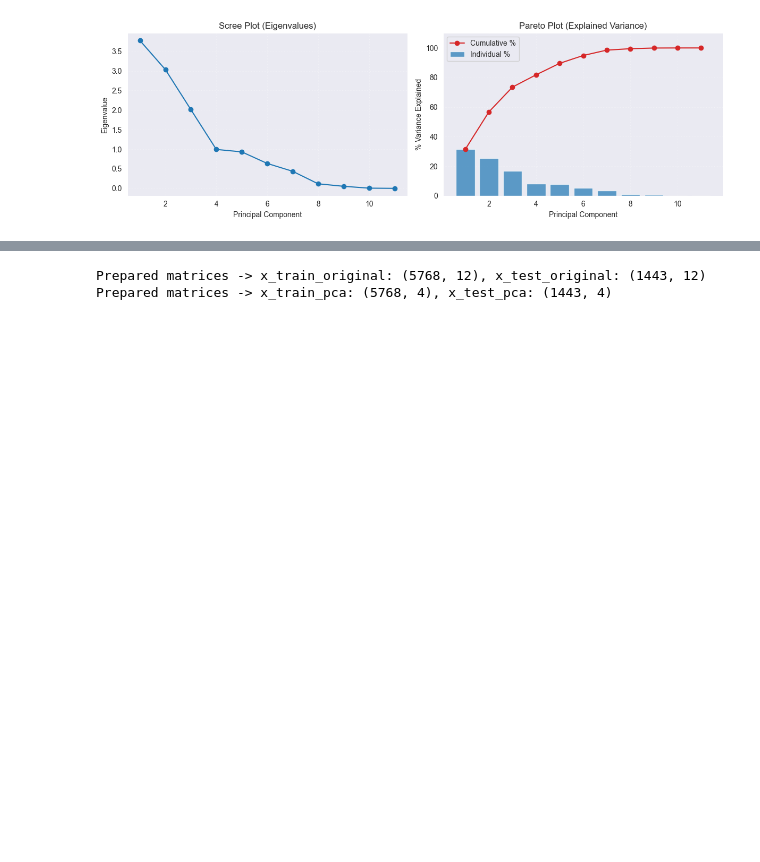
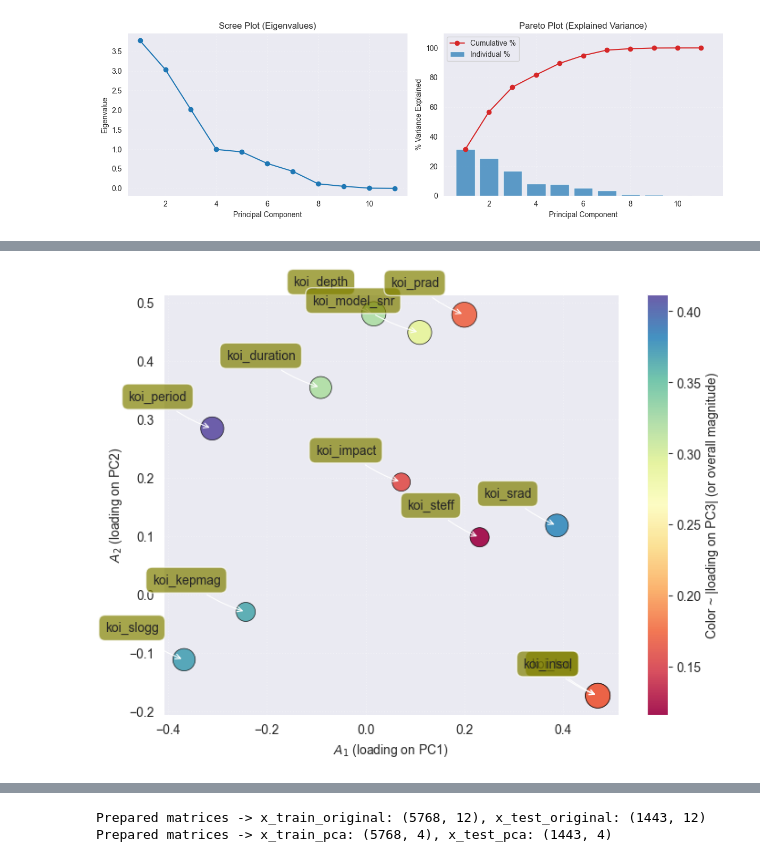
Before and after one commit to ZhuoQiuMcgill/INSE6220-FinalProject, a Jupyter notebook: src/project_code.ipynb, the cells around one changed output, grey strips where cells are left out. Cells and saved outputs as stored; diff of their text form; code cells hidden in the pictures; blank space fills up the shorter version.

```diff
--- a/src/project_code.ipynb
+++ b/src/project_code.ipynb
@@ -538,3 +538,54 @@ for i in range(1, max_pc_to_report + 1):
 Top contributors to PC1 (by |loading|): koi_teq, koi_insol, koi_srad, koi_slogg, koi_period
 Top contributors to PC2 (by |loading|): koi_depth, koi_prad, koi_model_snr, koi_duration, koi_period
 Top contributors to PC3 (by |loading|): koi_period, koi_srad, koi_slogg, koi_kepmag, koi_depth
+# %%
+# PCA coefficient scatter plot: A1 vs A2 for original features
+# Each point is a feature; coordinates given by loadings on PC1 and PC2
+if 'loadings_pc' not in globals():
+    raise RuntimeError('loadings_pc not found. Run the PCA cell first to compute loadings.')
+
+# Build A matrix for plotting (n_features x 4)
+feature_names = list(X_12.columns)
+A1 = loadings_pc.loc['PC1', feature_names].to_numpy()
+A2 = loadings_pc.loc['PC2', feature_names].to_numpy()
+if 'PC3' in loadings_pc.index:
+    A3 = np.abs(loadings_pc.loc['PC3', feature_names].to_numpy())
+else:
+    A3 = np.sqrt(A1 ** 2 + A2 ** 2)
+A4 = np.sqrt(A1 ** 2 + A2 ** 2)  # overall contribution in PC1–PC2 plane
+A = np.column_stack([A1, A2, A3, A4])
+
+plt.figure(figsize=(7.2, 5.6))
+sc = plt.scatter(
+    A[:, 0],
+    A[:, 1],
+    marker='o',
+    c=A[:, 2],
+    s=(np.abs(A[:, 3]) * 600 + 80),
+    cmap=plt.get_cmap('Spectral'),
+    alpha=0.9,
+    edgecolors='black',
+    linewidths=0.5,
+)
+plt.xlabel(r'$A_1$ (loading on PC1)')
+plt.ylabel(r'$A_2$ (loading on PC2)')
+
+for label, x, y in zip(feature_names, A[:, 0], A[:, 1]):
+    plt.annotate(
+        label,
+        xy=(x, y),
+        xytext=(-20, 20),
+        textcoords='offset points',
+        ha='right',
+        va='bottom',
+        bbox=dict(boxstyle='round,pad=0.5', fc='olive', alpha=0.7),
+        arrowprops=dict(arrowstyle='->', connectionstyle='arc3,rad=0.1', color='white', lw=0.8),
+    )
+
+cbar = plt.colorbar(sc)
+cbar.set_label('Color ~ |loading on PC3| (or overall magnitude)')
+plt.grid(True, linestyle=':', alpha=0.4)
+plt.tight_layout()
+plt.show()
+# %% [output]
+[figure, added]
```
Also changed, not shown: parts of 3 cells of this notebook, 1 other file.
